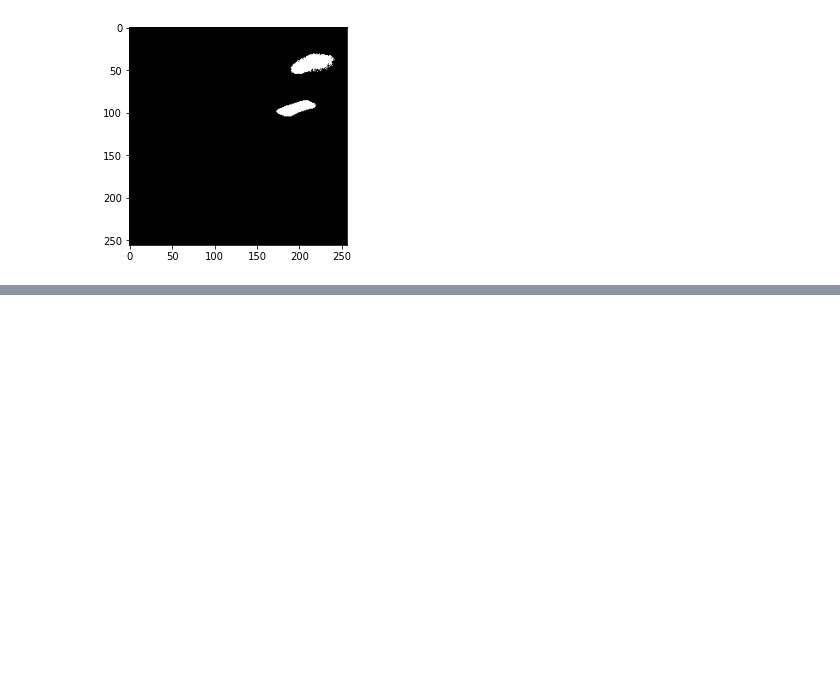
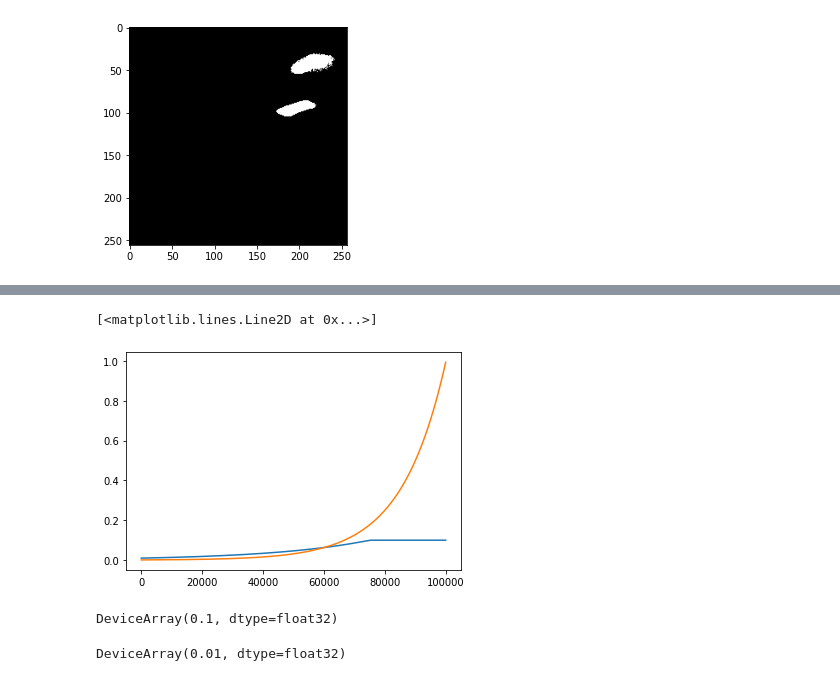
Before and after one commit to ChikaYan/hypernerf, a Jupyter notebook: model_out_checker.ipynb, the cells around one changed output, grey strips where cells are left out. Cells and saved outputs as stored; diff of their text form; code cells hidden in the pictures; blank space fills up the shorter version.

```diff
--- a/model_out_checker.ipynb
+++ b/model_out_checker.ipynb
@@ -141,0 +325,23 @@ plt.imshow(np.where(OUT['extra_rgb_blendw'] > 0.25, 1., 0.) )
+# %%
+from hypernerf import schedules
+ws1_sched = schedules.ExpIncreaseSchedule(0.01, 0.1, 75000)
+ws2_sched = schedules.ExpIncreaseSchedule(0.001, 1.0, 100000)
+
+xs = [i for i in range(1, 100001, 100)]
+ws1 = [ws1_sched(x) for x in xs]
+ws2 = [ws2_sched(x) for x in xs]
+# %%
+%matplotlib inline
+plt.plot(xs,ws1)
+plt.plot(xs,ws2)
+# %% [output]
+[<matplotlib.lines.Line2D at 0x...>]
+[figure, added]
+# %%
+ws2_sched(100000)
+# %% [output]
+DeviceArray(0.1, dtype=float32)
+# %%
+ws1_sched(100000)
+# %% [output]
+DeviceArray(0.01, dtype=float32)
```
Also changed, not shown: parts of 20 cells of this notebook, 6 other files.
